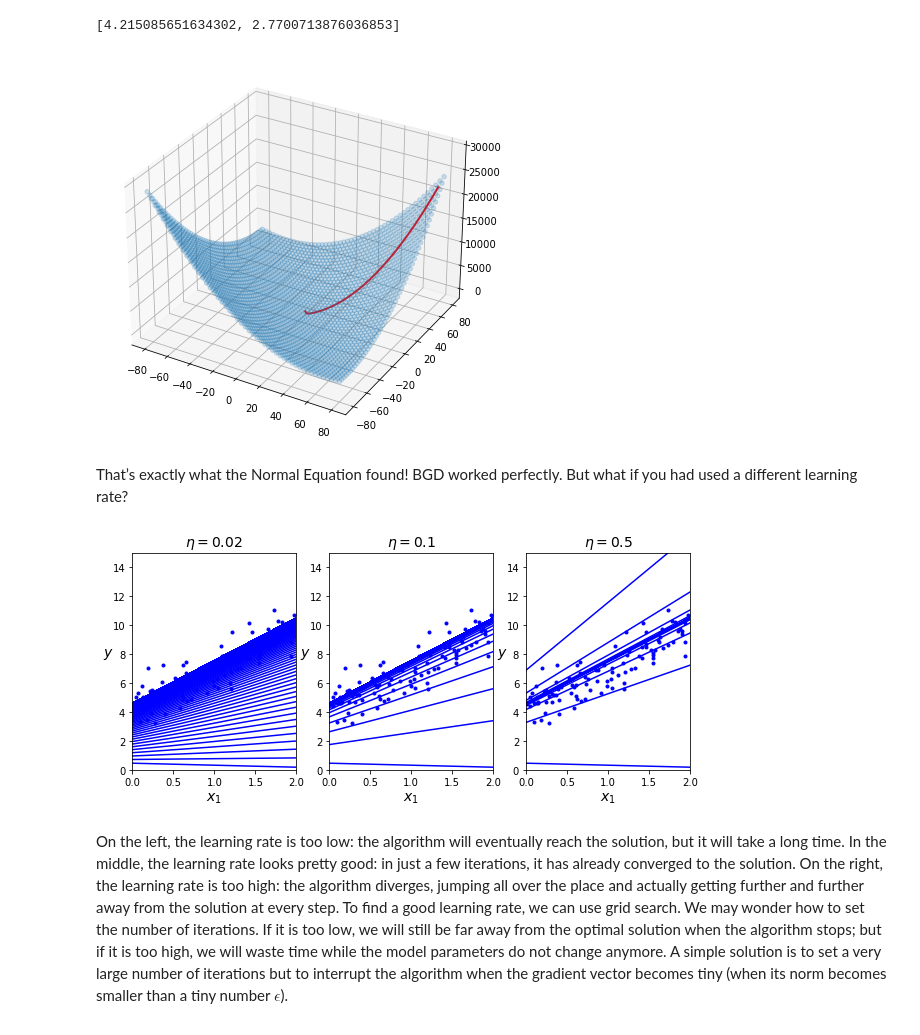
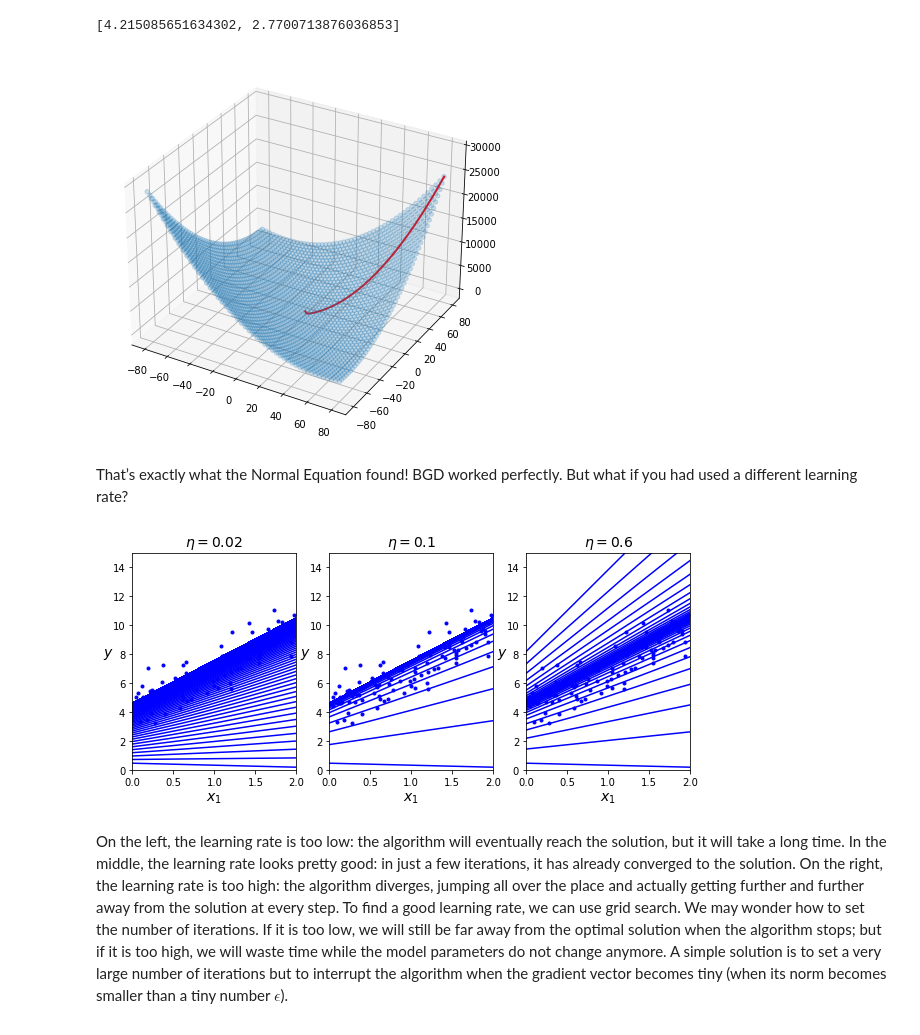
Before and after one commit to ethangillett/machine-learning_riccardoberta, a Jupyter notebook: 02-supervised-learning/01-linear-models.ipynb, the cells around one changed output. Cells and saved outputs as stored; diff of their text form; code cells hidden in the pictures.

```diff
--- a/02-supervised-learning/01-linear-models.ipynb
+++ b/02-supervised-learning/01-linear-models.ipynb
@@ -240,9 +239,9 @@ path=[]
 v = [10, 10]
 path.append(v)
 
-for epoch in range(1000):
+for epoch in range(100):
     grad = estimate_gradient(f, v)
-    v = gradient_step(v, grad, -0.01)
+    v = gradient_step(v, grad, -0.1)
     path.append(v)
 
 print(v)
@@ -279,7 +278,7 @@ def J(theta):
 
 # pick a random starting point
 theta = [80, 80]
-path.append(theta)
+path_BGD.append(theta)
 
 for epoch in range(10000):
     grad = estimate_gradient(J, theta)
@@ -305,36 +304,36 @@ ax.scatter3D(X1, X2, F, '.', alpha=0.2)
 ax.plot(X1_path, X2_path, F_path, 'r', linewidth=2)
 plt.show()
 # %% [output]
-[figure, old version]
+[figure, new version]
 # %% [markdown]
 That’s exactly what the Normal Equation found! BGD worked perfectly. But what if you had used a different learning rate?
 # %%
 def plot_gradient_descent(theta, eta):
     plt.plot(X, y, "b.")
     m = len(X_b)
     n_iterations = 1000
     for iteration in range(n_iterations):
         y_predict = X_new_b.dot(theta)
         plt.plot(X_new, y_predict, "b-")
         gradients = estimate_gradient(J, theta)
         theta = gradient_step(theta, gradients, -eta)
     plt.xlabel("$x_1$", fontsize=14)
     plt.ylabel("$y$", rotation=0, fontsize=14)
     plt.axis([0, 2, 0, 15])
     plt.title(r"$\eta = {}$".format(eta), fontsize=14)
 
 plt.figure(figsize=(10,4))
 
 np.random.seed(42)
 theta = np.random.randn(2,1)
 
 plt.subplot(131); plot_gradient_descent(theta, eta=0.02)
 plt.subplot(132); plot_gradient_descent(theta, eta=0.1)
-plt.subplot(133); plot_gradient_descent(theta, eta=0.5)
+plt.subplot(133); plot_gradient_descent(theta, eta=0.6)
 
 plt.show()
 # %% [output]
-[figure, old version]
+[figure, new version]
 # %% [markdown]
 On the left, the learning rate is too low: the algorithm will eventually reach the solution, but it will take a long time. In the middle, the learning rate looks pretty good: in just a few iterations, it has already converged to the solution. On the right, the learning rate is too high: the algorithm diverges, jumping all over the place and actually getting further and further away from the solution at every step. To find a good learning rate, we can use grid search. We may wonder how to set the number of iterations. If it is too low, we will still be far away from the optimal solution when the algorithm stops; but if it is too high, we will waste time while the model parameters do not change anymore. A simple solution is to set a very large number of iterations but to interrupt the algorithm when the gradient vector becomes tiny (when its norm becomes smaller than a tiny number $\epsilon$).
 
```
Also changed, not shown: parts of 7 cells of this notebook, 1 other file.
